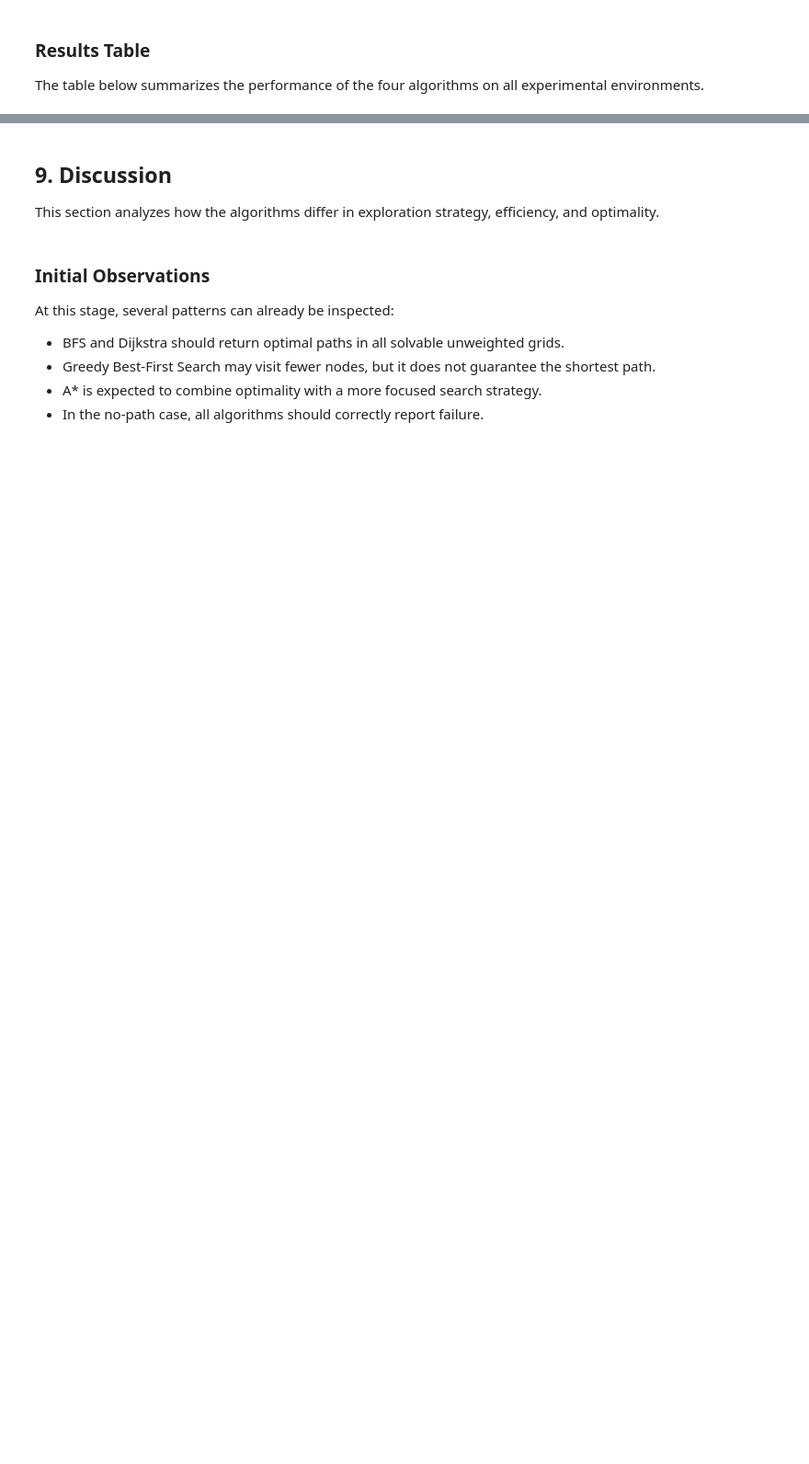
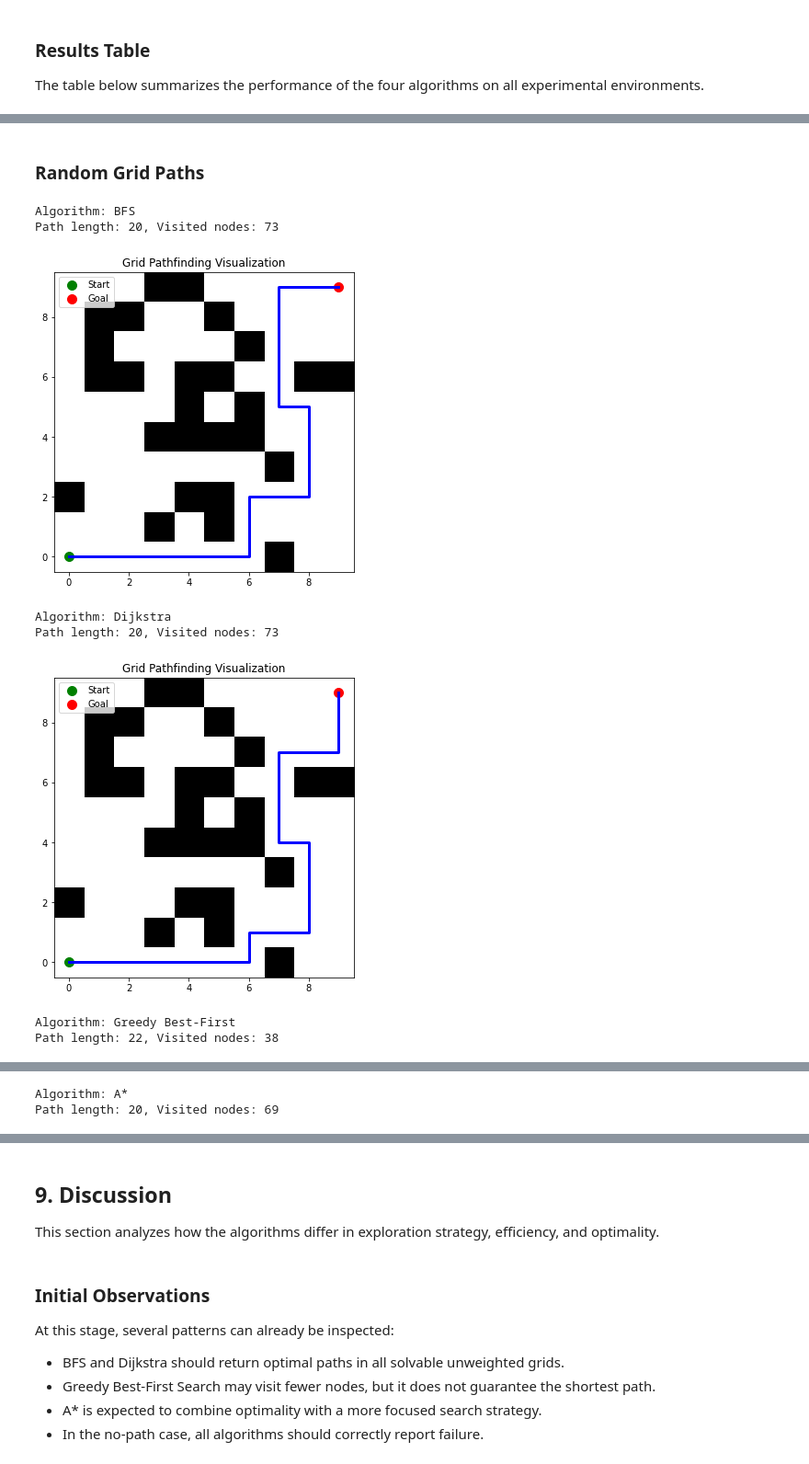
Before and after one commit to looalhadzhiev-max/pathfinding-algorithms-project, a Jupyter notebook: notebooks/pathfinding_analysis.ipynb, the cells around one changed output, grey strips where cells are left out. Shown at 92% size. Cells and saved outputs as stored; diff of their text form; code cells hidden in the pictures; blank space fills up the shorter version.

```diff
--- a/notebooks/pathfinding_analysis.ipynb
+++ b/notebooks/pathfinding_analysis.ipynb
@@ -978,0 +1017,20 @@ results_df.sort_values(by=["map", "algorithm"])
+# %% [markdown]
+### Random Grid Paths
+# %%
+random_results = run_all_algorithms(random_grid, random_start, random_goal)
+
+for result in random_results:
+
+    print(f"Algorithm: {result['algorithm']}")
+    print(f"Path length: {result['path_length']}, Visited nodes: {result['visited_count']}")
+
+    plot_grid(random_grid, result["path"], random_start, random_goal)
+# %% [output]
+Algorithm: BFS
+Path length: 20, Visited nodes: 73
+[figure, added]
+Algorithm: Dijkstra
+Path length: 20, Visited nodes: 73
+[figure, added]
+Algorithm: Greedy Best-First
+Path length: 22, Visited nodes: 38
@@ -978,0 +1038,2 @@ results_df.sort_values(by=["map", "algorithm"])
+Algorithm: A*
+Path length: 20, Visited nodes: 69
```
Also changed, not shown: parts of 26 cells of this notebook.
